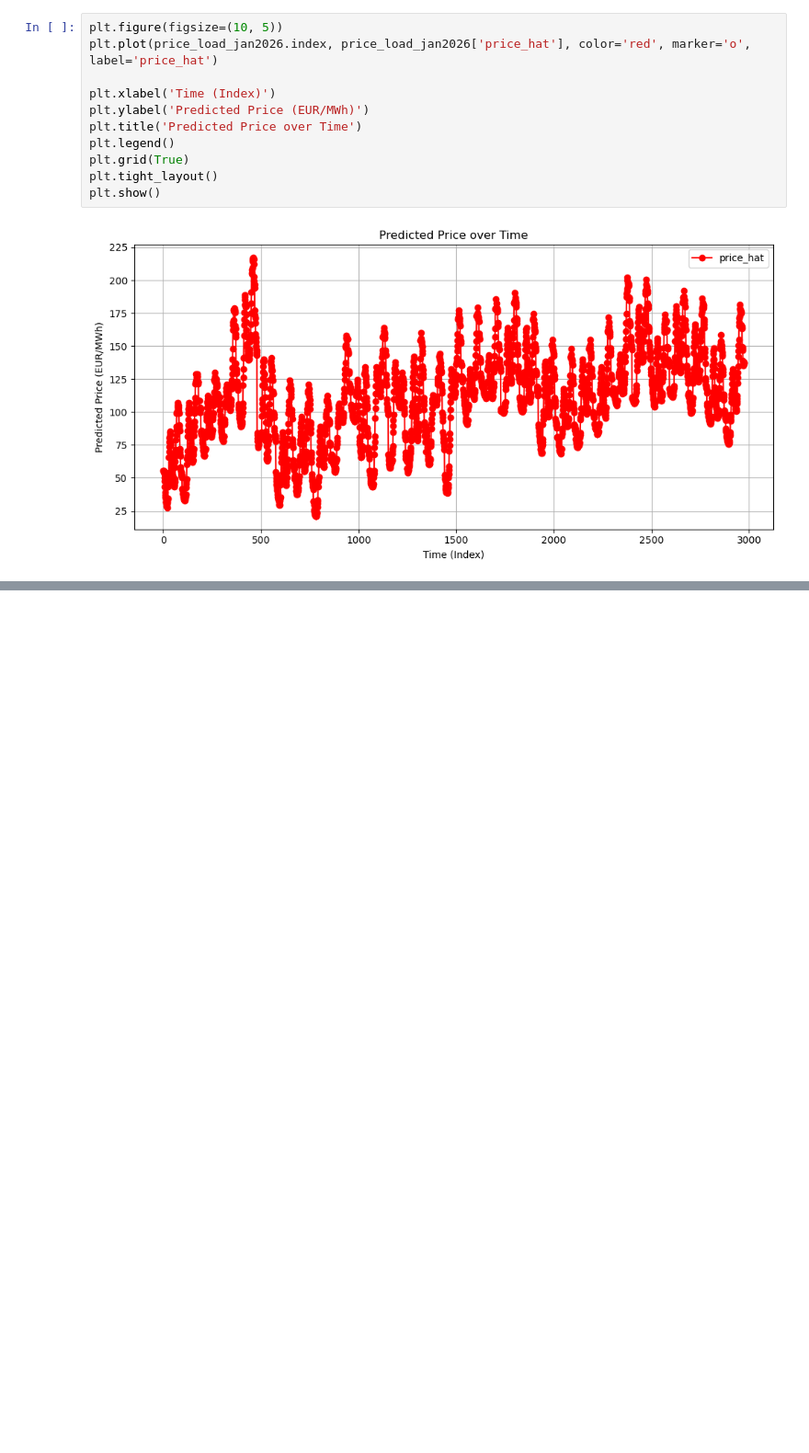
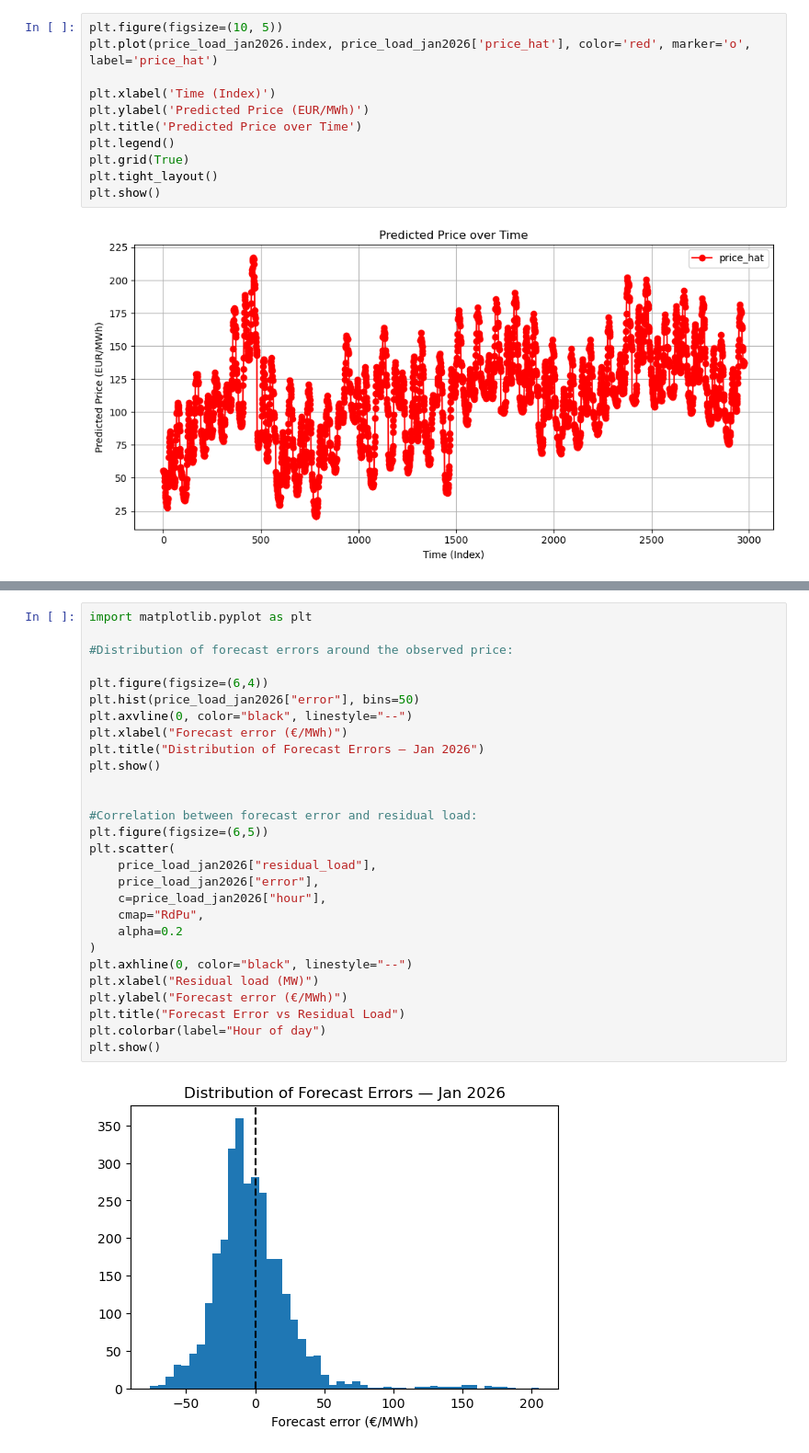
Before and after one commit to nickleu/EnergyMarket_NL, a Jupyter notebook: Notebooks/03_conditional_linear_models.ipynb, the cells around one changed output, grey strips where cells are left out. Shown at 92% size. Saved outputs shown, nothing was run; the diff lists cells and outputs as text; blank space fills up the shorter version.

```diff
--- a/Notebooks/03_conditional_linear_models.ipynb
+++ b/Notebooks/03_conditional_linear_models.ipynb
@@ -177,0 +234,30 @@ plt.show()
+# %%
+import matplotlib.pyplot as plt
+
+#Distribution of forecast errors around the observed price:
+
+plt.figure(figsize=(6,4))
+plt.hist(price_load_jan2026["error"], bins=50)
+plt.axvline(0, color="black", linestyle="--")
+plt.xlabel("Forecast error (€/MWh)")
+plt.title("Distribution of Forecast Errors — Jan 2026")
+plt.show()
+
+
+#Correlation between forecast error and residual load:
+plt.figure(figsize=(6,5))
+plt.scatter(
+    price_load_jan2026["residual_load"],
+    price_load_jan2026["error"],
+    c=price_load_jan2026["hour"],
+    cmap="RdPu",
+    alpha=0.2
+)
+plt.axhline(0, color="black", linestyle="--")
+plt.xlabel("Residual load (MW)")
+plt.ylabel("Forecast error (€/MWh)")
+plt.title("Forecast Error vs Residual Load")
+plt.colorbar(label="Hour of day")
+plt.show()
+# %% [output]
+[figure, added]
```
Also changed, not shown: parts of 4 cells of this notebook, 1 other file.
